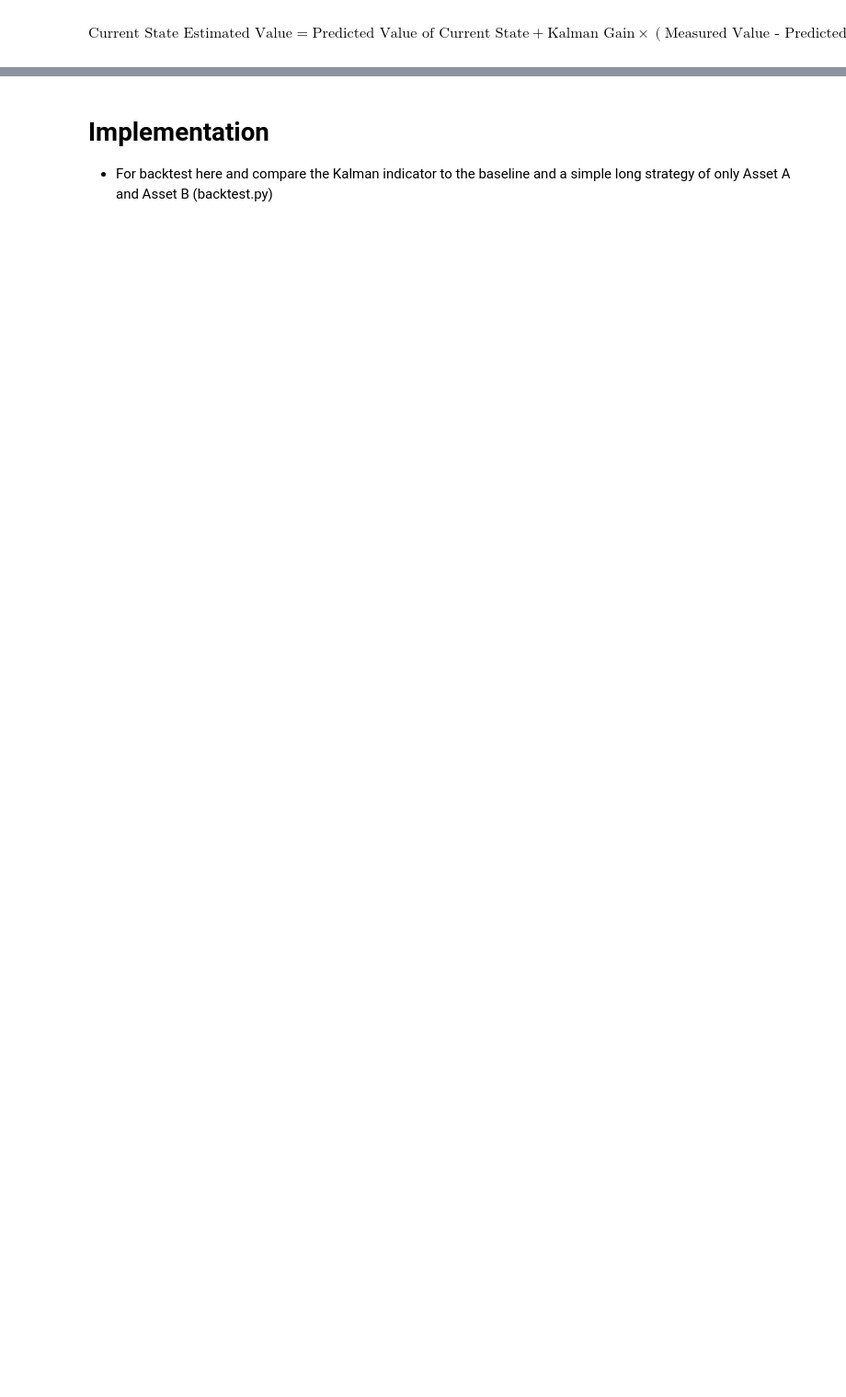
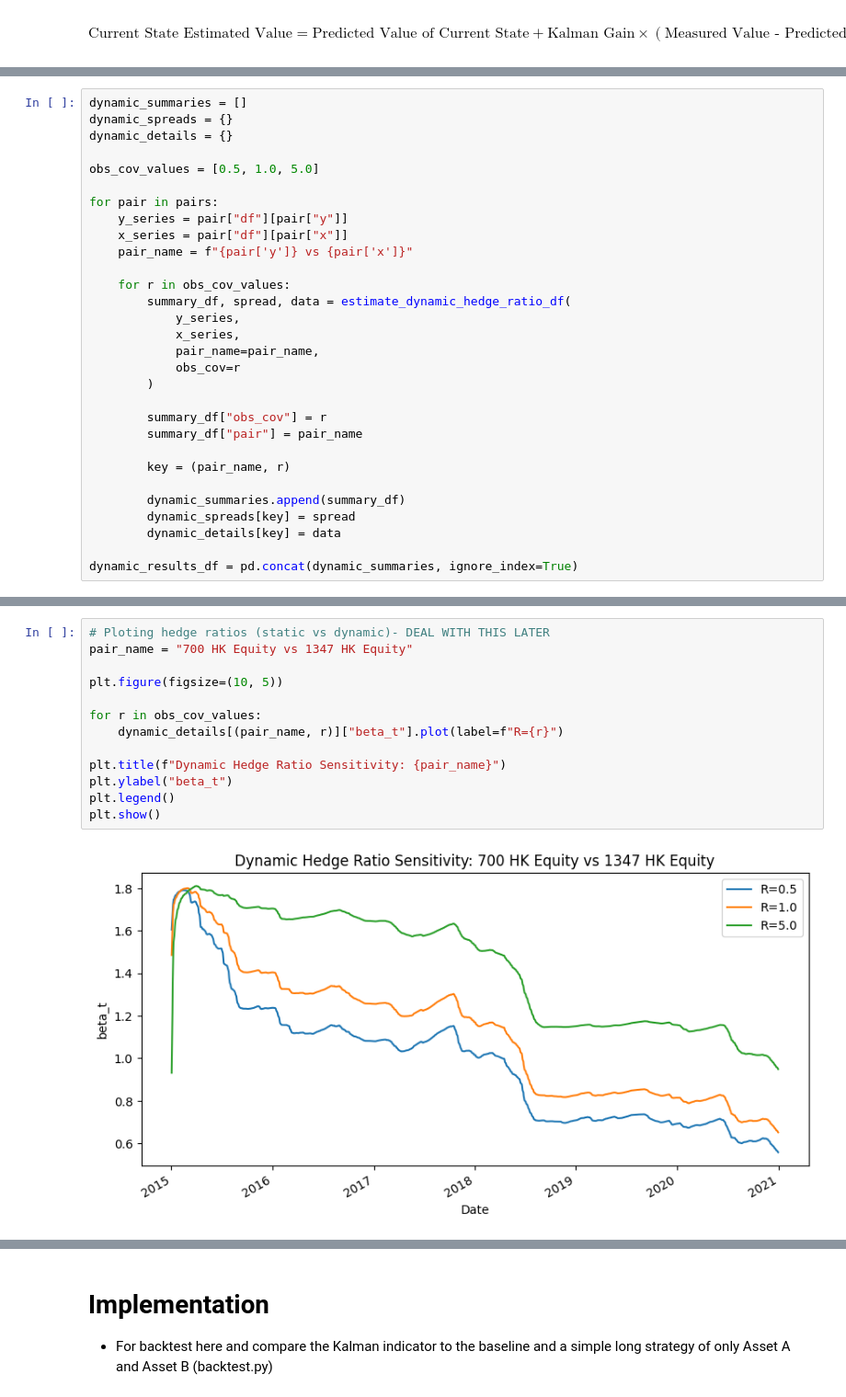
Before and after one commit to hivan04/applied-project-06039211, a Jupyter notebook: scripts/main.ipynb, the cells around one changed output, grey strips where cells are left out. Shown at 92% size. Drawn from its saved outputs; the diff is of its cells as text; blank space fills up the shorter version.

```diff
--- a/scripts/main.ipynb
+++ b/scripts/main.ipynb
@@ -699,0 +836,30 @@ $$
+# %%
+dynamic_summaries = []
+dynamic_spreads = {}
+dynamic_details = {}
+
+obs_cov_values = [0.5, 1.0, 5.0]
+
+for pair in pairs:
+    y_series = pair["df"][pair["y"]]
+    x_series = pair["df"][pair["x"]]
+    pair_name = f"{pair['y']} vs {pair['x']}"
+
+    for r in obs_cov_values:
+        summary_df, spread, data = estimate_dynamic_hedge_ratio_df(
+            y_series,
+            x_series,
+            pair_name=pair_name,
+            obs_cov=r
+        )
+
+        summary_df["obs_cov"] = r
+        summary_df["pair"] = pair_name
+
+        key = (pair_name, r)
+
+        dynamic_summaries.append(summary_df)
+        dynamic_spreads[key] = spread
+        dynamic_details[key] = data
+
+dynamic_results_df = pd.concat(dynamic_summaries, ignore_index=True)
@@ -699,0 +888,15 @@ $$
+# %%
+# Ploting hedge ratios (static vs dynamic)- DEAL WITH THIS LATER
+pair_name = "700 HK Equity vs 1347 HK Equity"
+
+plt.figure(figsize=(10, 5))
+
+for r in obs_cov_values:
+    dynamic_details[(pair_name, r)]["beta_t"].plot(label=f"R={r}")
+
+plt.title(f"Dynamic Hedge Ratio Sensitivity: {pair_name}")
+plt.ylabel("beta_t")
+plt.legend()
+plt.show()
+# %% [output]
+[figure, added]
```
Also changed, not shown: parts of 17 cells of this notebook, 4 other files.
